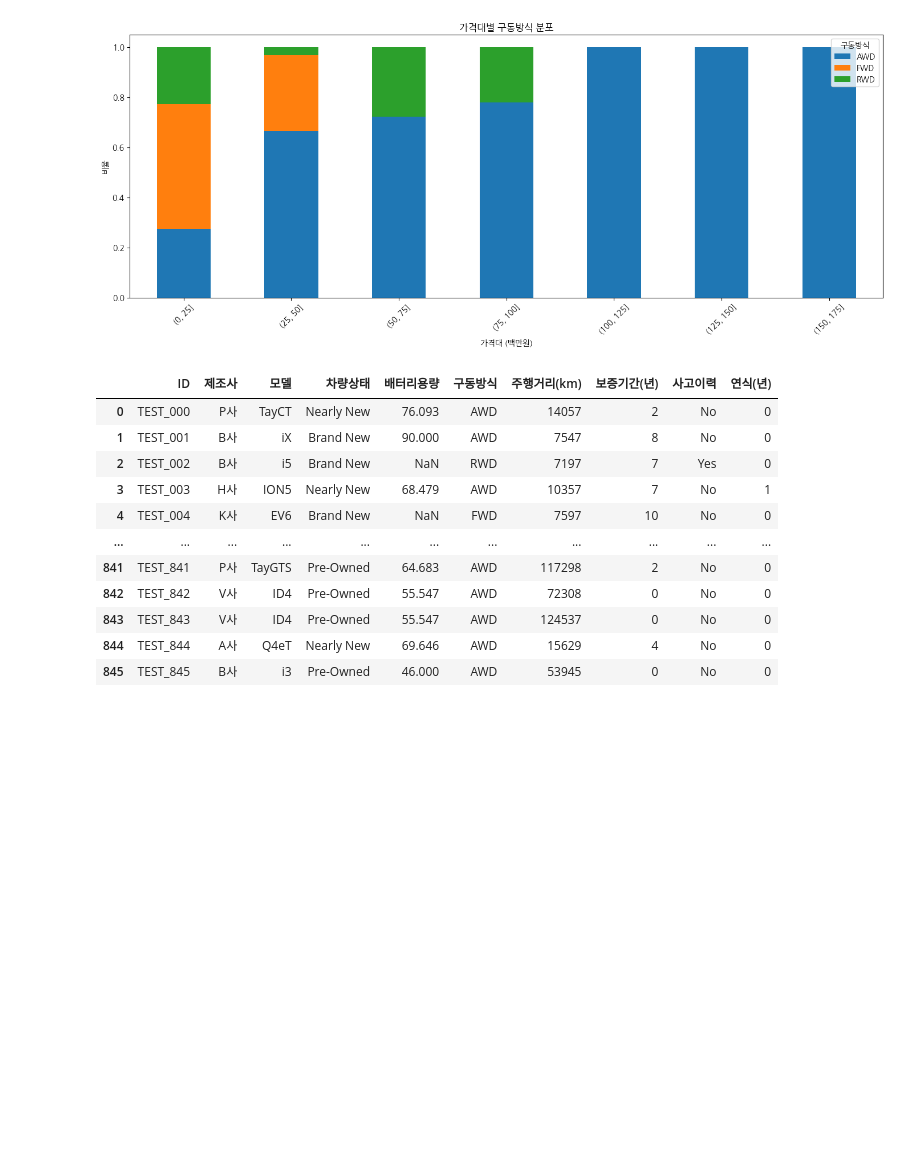
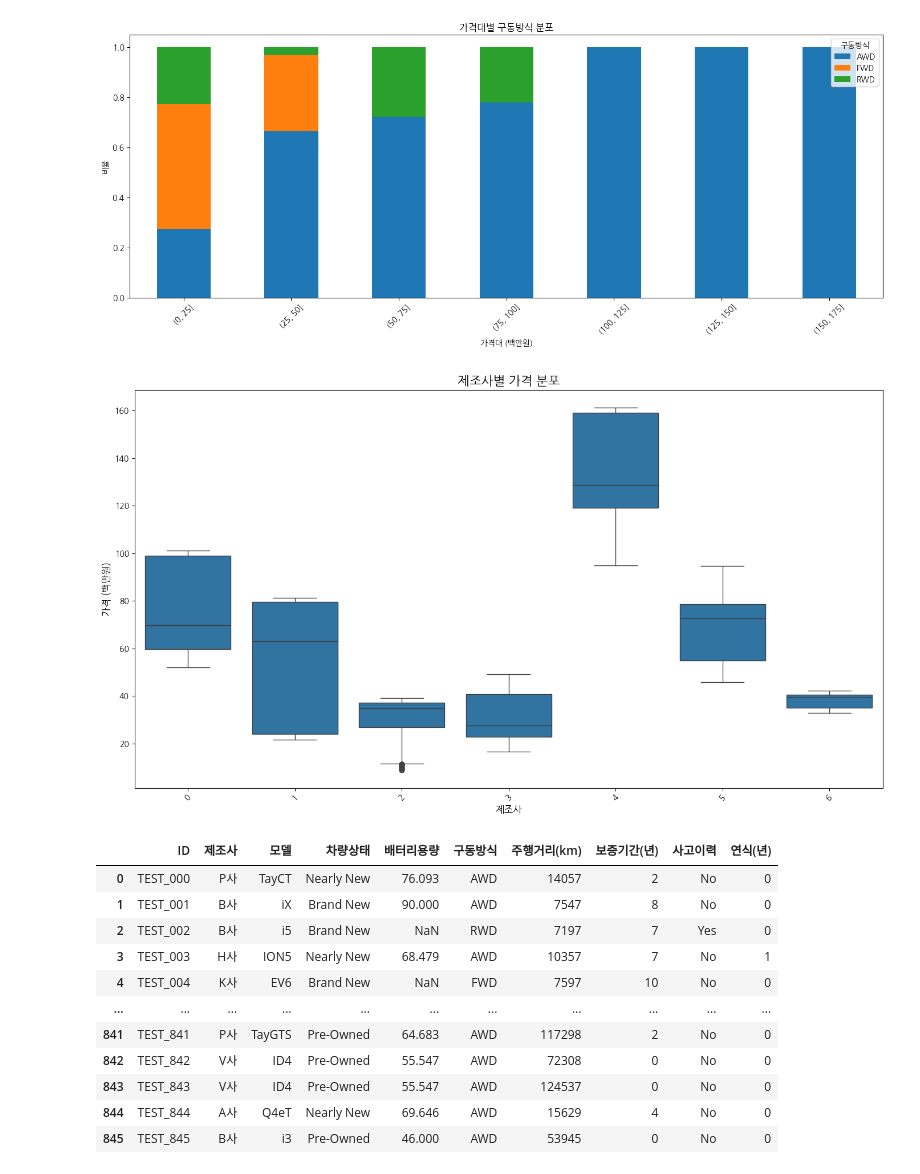
Before and after one commit to friendship-jung/EVPriceEstimator, a Jupyter notebook: 전기차_가격_예측_해커톤.ipynb, the cells around one changed output. Cells and saved outputs as stored; diff of their text form; code cells hidden in the pictures; blank space fills up the shorter version.

```diff
--- a/전기차_가격_예측_해커톤.ipynb
+++ b/전기차_가격_예측_해커톤.ipynb
@@ -309,6 +388,21 @@ plt.show()
 [figure]
 <Figure size 1400x600 with 0 Axes>
 [figure]
+# %%
+# 제조사별 가격 분포를 다시 확인하고 시각화
+if '제조사' in train.columns and '가격(백만원)' in train.columns:
+    plt.figure(figsize=(14, 8))
+    sns.boxplot(x='제조사', y='가격(백만원)', data=train)
+    plt.title('제조사별 가격 분포', fontsize=16)
+    plt.xlabel('제조사', fontsize=12)
+    plt.ylabel('가격 (백만원)', fontsize=12)
+    plt.xticks(rotation=45)
+    plt.tight_layout()
+    plt.show()
+else:
+    print("데이터프레임에 '제조사' 또는 '가격(백만원)' 열이 없습니다. 데이터 구성을 확인해주세요.")
+# %% [output]
+[figure, added]
 # %%
 test = pd.read_csv("/content/drive/MyDrive/전기차 가격 예측 해커톤/test.csv")
 test
```
Also changed, not shown: parts of 6 cells of this notebook.
